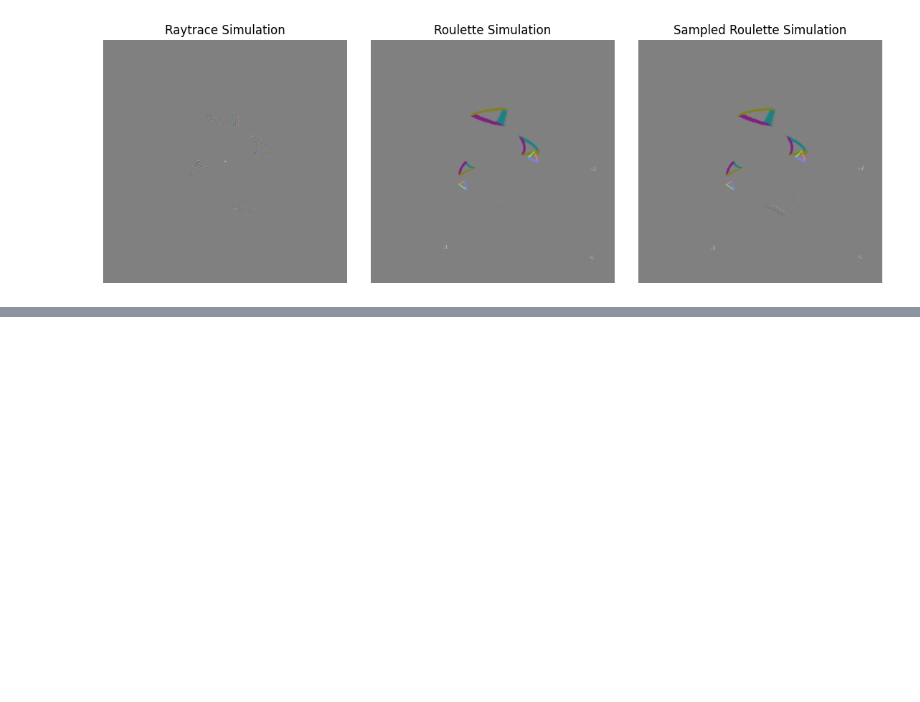
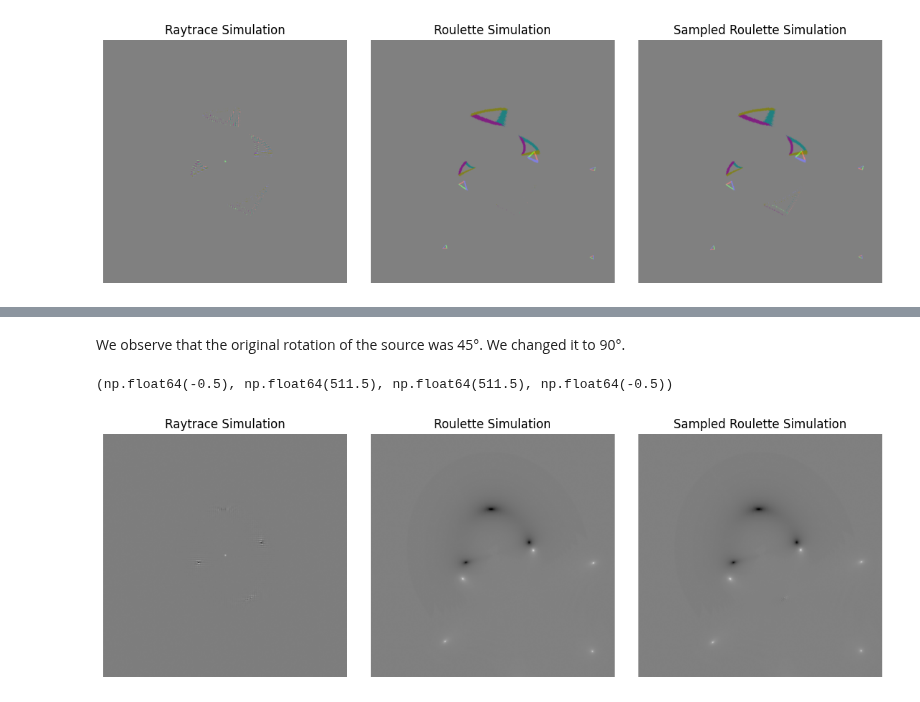
Before and after one commit to CosmoAI-AES/CosmoAI-AES.github.io, a Jupyter notebook: docs/demo/Demo01.ipynb, the cells around one changed output, grey strips where cells are left out. Cells and saved outputs as stored; diff of their text form; code cells hidden in the pictures; blank space fills up the shorter version.

```diff
--- a/docs/demo/Demo01.ipynb
+++ b/docs/demo/Demo01.ipynb
@@ -516,0 +594,25 @@ to sampling and numerical error.
+# %% [markdown]
+We observe that the original rotation of the source was 45°.
+We changed it to 90°.
+# %%
+fig = plt.figure(figsize=(14,7))
+fig.tight_layout(pad=0.0)
+plt.subplots_adjust(hspace=0.1, wspace=0.1)
+
+fig.add_subplot(1, 3, 1)
+plt.imshow( imageDiff( im1, im3 ), cmap='gray')
+plt.title( "Raytrace Simulation" )
+plt.axis("off")
+
+fig.add_subplot(1, 3, 2)
+plt.imshow( imageDiff( im2, im3 ), cmap='gray')
+plt.title( "Roulette Simulation" )
+plt.axis("off")
+
+fig.add_subplot(1, 3, 3)
+plt.imshow( imageDiff( im4, im3 ), cmap='gray')
+plt.title( "Sampled Roulette Simulation" )
+plt.axis("off")
+# %% [output]
+(np.float64(-0.5), np.float64(511.5), np.float64(511.5), np.float64(-0.5))
+[figure, added]
```
Also changed, not shown: parts of 14 cells of this notebook.
